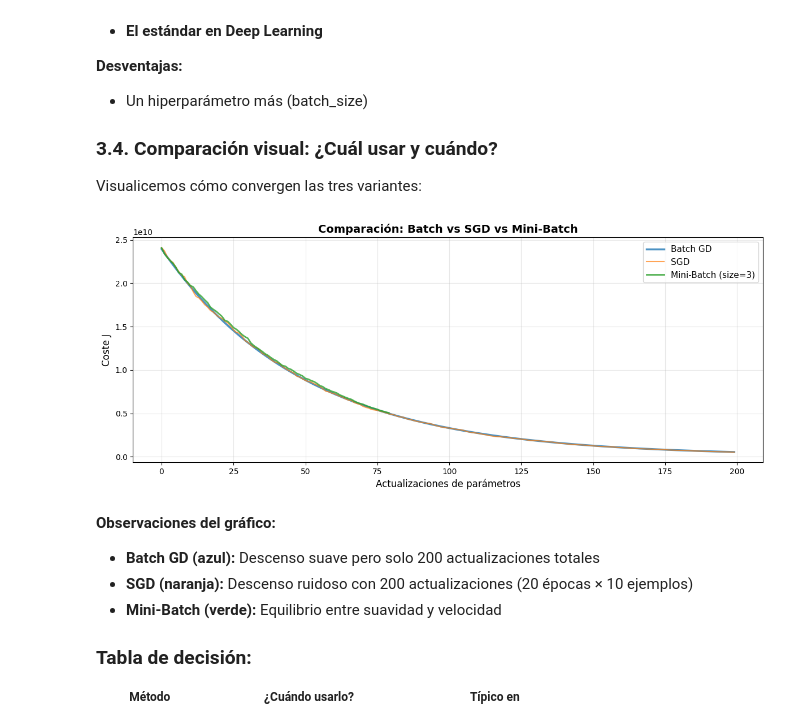
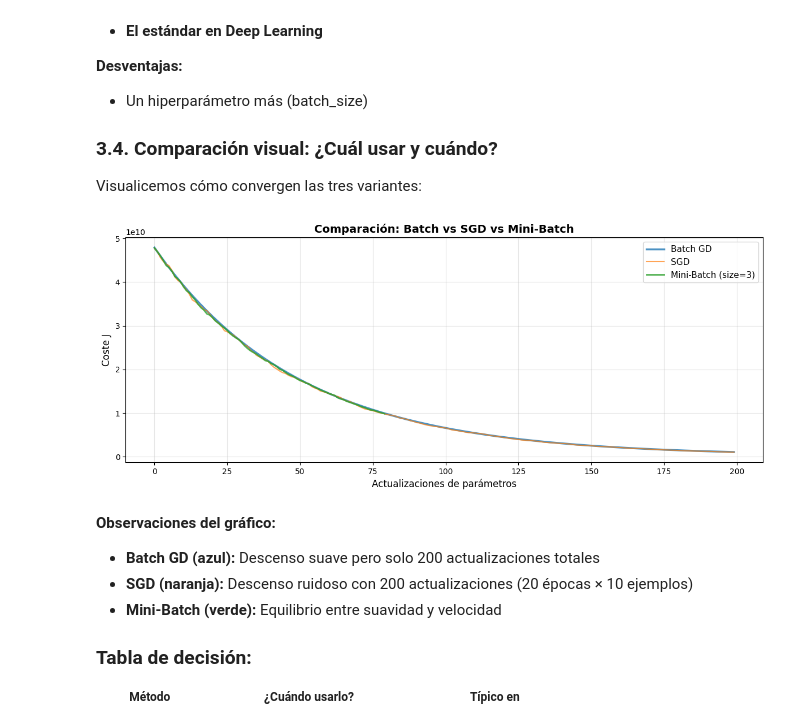
Before and after one commit to financieras/articulos, a Jupyter notebook: gradient_descent_part2_New_Approach.ipynb, the cells around one changed output. Saved outputs shown, nothing was run; the diff lists cells and outputs as text; code cells hidden in the pictures.

```diff
--- a/gradient_descent_part2_New_Approach.ipynb
+++ b/gradient_descent_part2_New_Approach.ipynb
@@ -106,7 +106,7 @@ def gradient_descent(X_b, y, alpha=0.01, n_iter=1000, tol=1e-11):
         gradient = (1/m) * X_b.T @ error
         w = w - alpha * gradient
 
-        cost = (1/(2*m)) * np.sum(error**2)
+        cost = (1/m) * np.sum(error**2)
         cost_history.append(cost)
 
         # Early stopping
@@ -394,7 +394,7 @@ Visualicemos cómo convergen las tres variantes:
 def compute_cost(X_b, y, w):
     m = len(y)
     error = X_b @ w - y
-    return (1/(2*m)) * np.sum(error**2)
+    return (1/m) * np.sum(error**2)
 
 # Batch GD con tracking
 def batch_gd_track(X_b, y, alpha=0.01, n_iter=200):
@@ -437,34 +437,34 @@ def minibatch_track(X_b, y, alpha=0.01, n_epochs=20, batch_size=3):
         for i in range(0, m, batch_size):
             batch_indices = indices[i:i+batch_size]
             X_batch = X_b[batch_indices]
             y_batch = y[batch_indices]
             gradient = (1/len(batch_indices)) * X_batch.T @ (X_batch @ w - y_batch)
             w = w - alpha * gradient
             costs.append(compute_cost(X_b, y, w))
 
     return w, costs
 
 # Entrenar las tres variantes
 w_batch, costs_batch = batch_gd_track(X_b, precio, alpha=0.01, n_iter=200)
 w_sgd, costs_sgd = sgd_track(X_b, precio, alpha=0.01, n_epochs=20)
 w_mb, costs_mb = minibatch_track(X_b, precio, alpha=0.01, n_epochs=20, batch_size=3)
 
 # Visualización comparativa
 plt.figure(figsize=(12, 5))
 
 plt.plot(costs_batch, label='Batch GD', linewidth=2.5, alpha=0.8)
 plt.plot(costs_sgd, label='SGD', linewidth=1.5, alpha=0.7)
 plt.plot(costs_mb, label='Mini-Batch (size=3)', linewidth=2, alpha=0.8)
 
 plt.xlabel('Actualizaciones de parámetros', fontsize=12)
 plt.ylabel('Coste J', fontsize=12)
 plt.title('Comparación: Batch vs SGD vs Mini-Batch', fontsize=14, fontweight='bold')
 plt.legend(fontsize=11)
 plt.grid(alpha=0.3)
 plt.tight_layout()
 plt.show()
 # %% [output]
-[figure, old version]
+[figure, new version]
 # %% [markdown]
 **Observaciones del gráfico:**
 - **Batch GD (azul):** Descenso suave pero solo 200 actualizaciones totales
```
Also changed, not shown: parts of 30 cells of this notebook.
